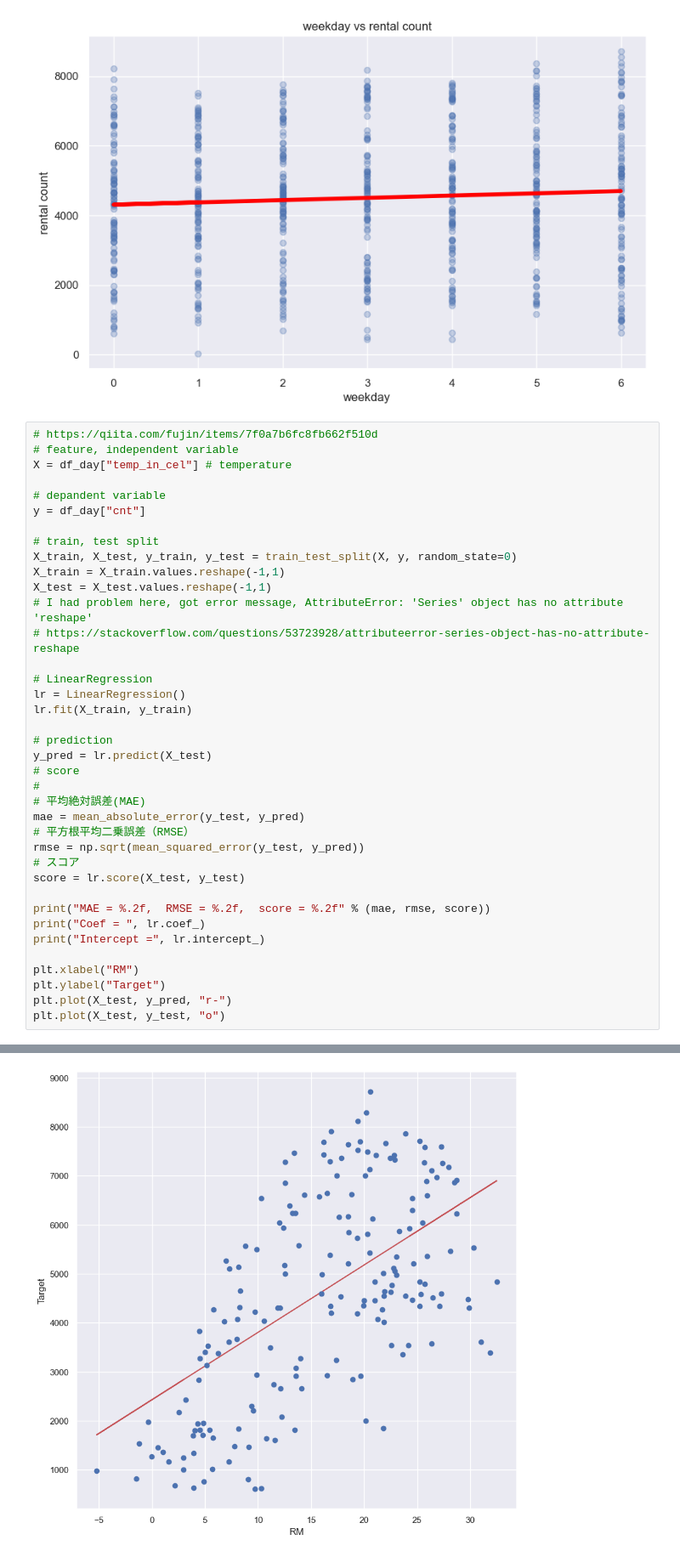
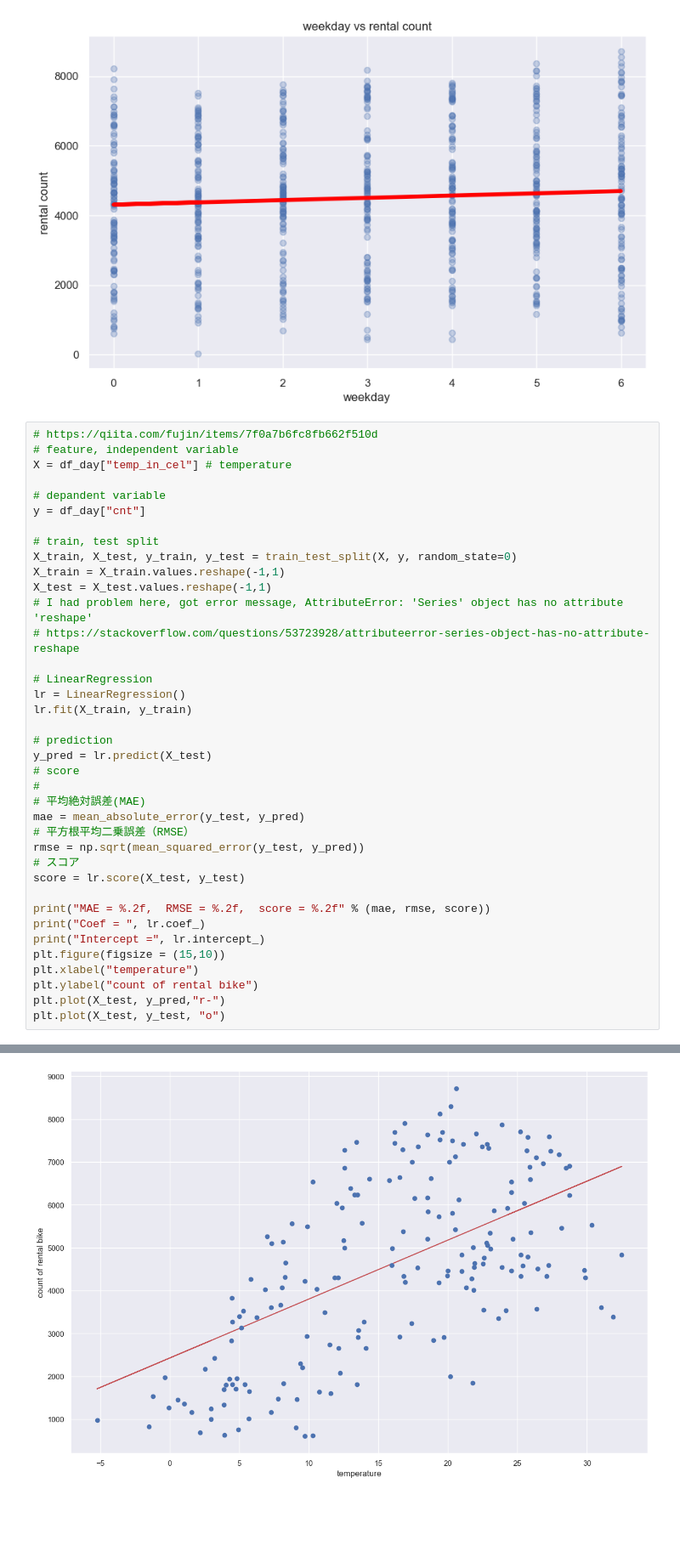
Before and after one commit to satomi26/Project-3-capital-bike-share, a Jupyter notebook: bike_linear_regression.ipynb, the cells around one changed output, grey strips where cells are left out. Shown at 85% size. Drawn from its saved outputs; the diff is of its cells as text; blank space fills up the shorter version.

```diff
--- a/bike_linear_regression.ipynb
+++ b/bike_linear_regression.ipynb
@@ -350,35 +367,35 @@ y = df_day["cnt"]
 X_train, X_test, y_train, y_test = train_test_split(X, y, random_state=0)
 X_train = X_train.values.reshape(-1,1)
 X_test = X_test.values.reshape(-1,1)
 # I had problem here, got error message, AttributeError: 'Series' object has no attribute 'reshape'
 # https://stackoverflow.com/questions/53723928/attributeerror-series-object-has-no-attribute-reshape
 
 # LinearRegression
 lr = LinearRegression()
 lr.fit(X_train, y_train)
 
 # prediction
 y_pred = lr.predict(X_test)
 # score
 #
 # 平均絶対誤差(MAE)
 mae = mean_absolute_error(y_test, y_pred)
 # 平方根平均二乗誤差（RMSE）
 rmse = np.sqrt(mean_squared_error(y_test, y_pred))
 # スコア
 score = lr.score(X_test, y_test)
 
 print("MAE = %.2f,  RMSE = %.2f,  score = %.2f" % (mae, rmse, score))
 print("Coef = ", lr.coef_)
 print("Intercept =", lr.intercept_)
-
-plt.xlabel("RM")
-plt.ylabel("Target")
-plt.plot(X_test, y_pred, "r-")
+plt.figure(figsize = (15,10))
+plt.xlabel("temperature")
+plt.ylabel("count of rental bike")
+plt.plot(X_test, y_pred,"r-")
 plt.plot(X_test, y_test, "o")
 # %% [output]
 MAE = 1422.51,  RMSE = 1664.07,  score = 0.38
 Coef =  [137.53122649]
 Intercept = 2428.180622323114
 [<matplotlib.lines.Line2D at 0x...>]
-[figure, old version]
+[figure, new version]
```
Also changed, not shown: parts of 13 cells of this notebook.
